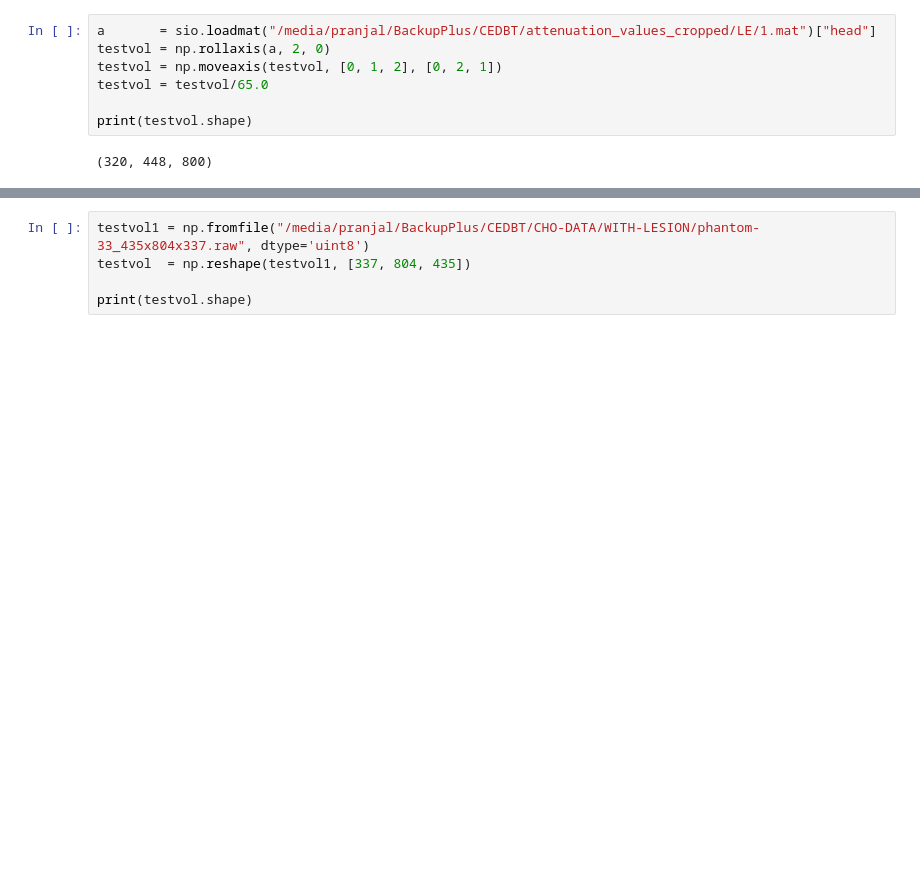
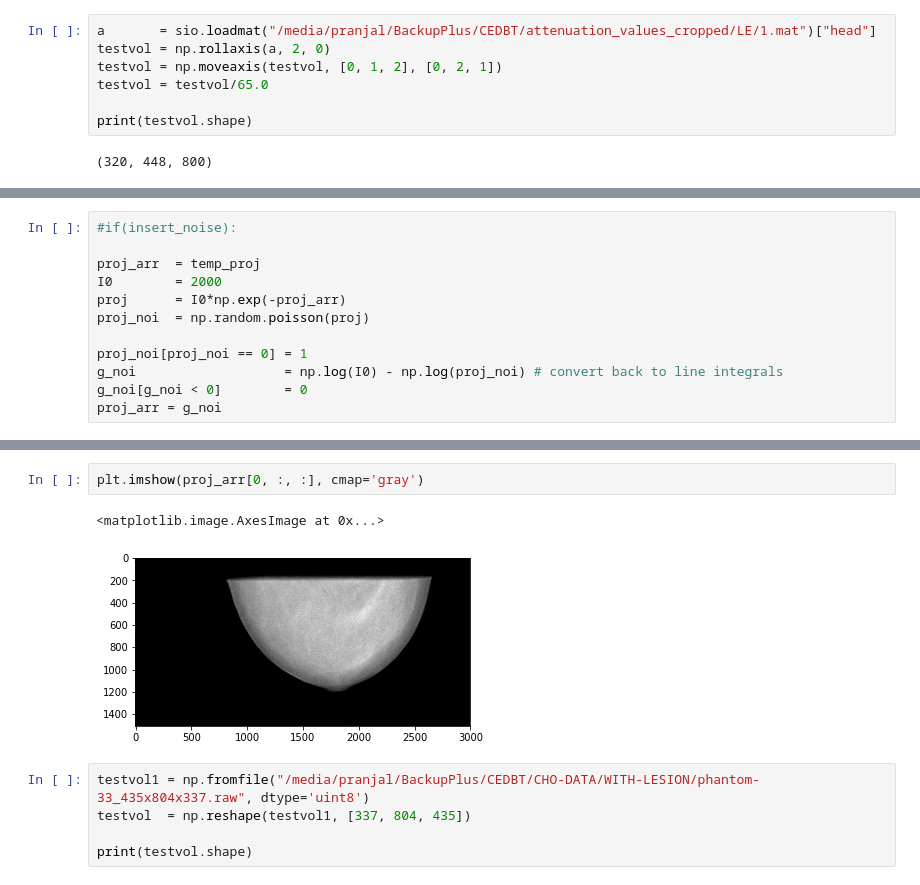
Before and after one commit to PranjalSahu/tf-adain, a Jupyter notebook: train.ipynb, the cells around one changed output, grey strips where cells are left out. Drawn from its saved outputs; the diff is of its cells as text; blank space fills up the shorter version.

```diff
--- a/train.ipynb
+++ b/train.ipynb
@@ -1920 +1925,13 @@ Phantom  1
+# %%
+#if(insert_noise):
+
+proj_arr  = temp_proj
+I0        = 2000
+proj      = I0*np.exp(-proj_arr)
+proj_noi  = np.random.poisson(proj)
+
+proj_noi[proj_noi == 0] = 1
+g_noi                   = np.log(I0) - np.log(proj_noi) # convert back to line integrals
+g_noi[g_noi < 0]        = 0
+proj_arr = g_noi
 # %%
@@ -1925,3 +1942,8 @@ plt.imshow(temp_proj[0, :, :], cmap='gray')
+# %%
+plt.imshow(proj_arr[0, :, :], cmap='gray')
+# %% [output]
+<matplotlib.image.AxesImage at 0x...>
+[figure, added]
 # %%
 testvol1 = np.fromfile("/media/pranjal/BackupPlus/CEDBT/CHO-DATA/WITH-LESION/phantom-33_435x804x337.raw", dtype='uint8')
 testvol  = np.reshape(testvol1, [337, 804, 435])
```
Also changed, not shown: parts of 3 cells of this notebook.
